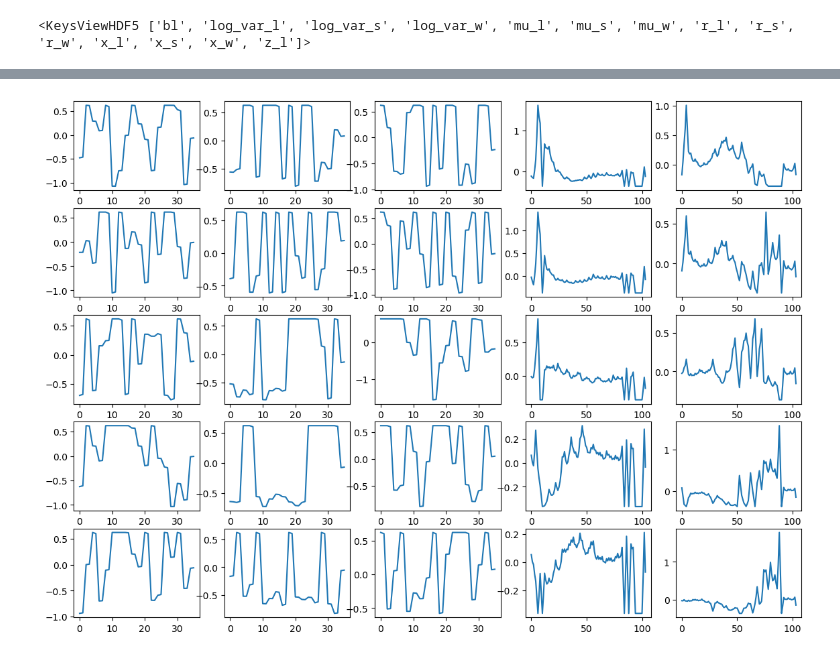
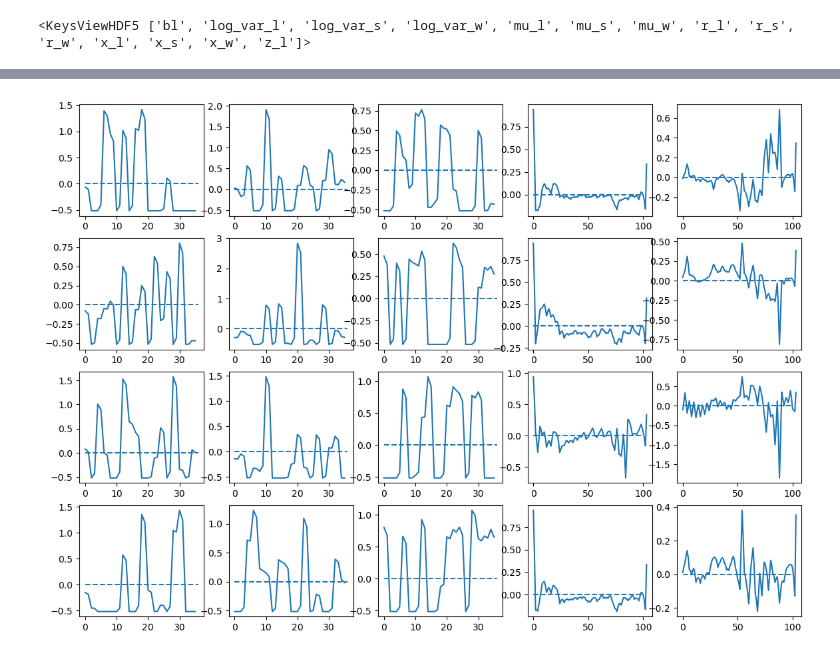
Before and after one commit to melioristic/FOMO-VAEM, a Jupyter notebook: nb_5_extreme_biomass_loss.ipynb, the cells around one changed output, grey strips where cells are left out. Drawn from its saved outputs; the diff is of its cells as text; code cells hidden in the pictures.

```diff
--- a/nb_5_extreme_biomass_loss.ipynb
+++ b/nb_5_extreme_biomass_loss.ipynb
@@ -10,7 +10,7 @@ import matplotlib.pyplot as plt
 # %%
 test_data = DescriptorDatasets("data/test.h5")
 
-model = DescriptorVAE.load_from_checkpoint("/data/compoundx/anand/fomo-vaem/descriptor/lightning_logs/version_1/checkpoints/epoch=82-step=166000.ckpt",  map_location=torch.device("cpu") , valid_dataset=test_data, latent_dim=8, batch_size=64  )
+model = DescriptorVAE.load_from_checkpoint("/data/compoundx/anand/fomo-vaem/descriptor/lightning_logs/version_2/checkpoints/epoch=56-step=114000.ckpt",  map_location=torch.device("cpu") , valid_dataset=test_data, latent_dim=8, batch_size=64  )
 # %%
 with h5py.File("data/train.h5", "r") as f:
     print(f.keys())
@@ -43,7 +44,7 @@ array([0.09979646, 0.29409918, 0.3632038 , 0.00600711, 0.31920117,
 k_list = np.argsort(np.absolute(mu_l_x.mean(axis=0)-mu_l.mean(0)))[::-1]
 # %%
 fig, axes = plt.subplots(5,1)
-for i, k in enumerate(k_list[:5]):
+for i, k in enumerate(k_list[:4]):
 
     latent = mu_l.mean(axis=0)
     latent[k] = mu_l_x.mean(axis=0)[k]
@@ -51,7 +52,6 @@ for i, k in enumerate(k_list[:5]):
     out = model.model.decoder.decode(latent)[0][0,:].cpu().detach().numpy()
     mean_l1 = np.concatenate([mu_w.mean(axis=0), mu_s.mean(axis=0), np.array(bl.mean(axis=0))[np.newaxis]])
     axes[i].plot(mean_l1-out)
-    # axes[i].plot(out)
 
     print(np.argsort(np.absolute(mean_l1-out))[::-1])
 # %% [output]
@@ -74,23 +71,25 @@ for i, k in enumerate(k_list[:5]):
 # %%
-model_w = ModalVAE.load_from_checkpoint("/data/compoundx/anand/fomo-vaem/grouped_weather/lightning_logs/version_4/checkpoints/epoch=199-step=100000.ckpt", map_location=torch.device("cpu"), inp_shape=(1,36,3), modality="grouped_weather", beta=0.0001, batch_size=16)
-model_s = ModalVAE.load_from_checkpoint("/data/compoundx/anand/fomo-vaem/grouped_states/lightning_logs/version_6/checkpoints/epoch=134-step=67500.ckpt", map_location=torch.device("cpu"), inp_shape=(1,104,2), modality="grouped_states", beta=0.0001, batch_size=16)
+model_w = ModalVAE.load_from_checkpoint("/data/compoundx/anand/fomo-vaem/grouped_weather/lightning_logs/version_5/checkpoints/epoch=192-step=96500.ckpt", map_location=torch.device("cpu"), inp_shape=(1,36,3), modality="grouped_weather", beta=0.0001, batch_size=16)
+model_s = ModalVAE.load_from_checkpoint("/data/compoundx/anand/fomo-vaem/grouped_states/lightning_logs/version_7/checkpoints/epoch=401-step=201000.ckpt", map_location=torch.device("cpu"), inp_shape=(1,104,2), modality="grouped_states", beta=0.0001, batch_size=16)
 # %%
-fig, axes = plt.subplots(5,5, figsize=(14,10))
-for i, k in enumerate(k_list[:5]):
+fig, axes = plt.subplots(4,5, figsize=(14,10))
+for i, k in enumerate(k_list[:4]):
 
     latent = mu_l.mean(axis=0)
     latent[k] = mu_l_x.mean(axis=0)[k]
     latent = torch.Tensor(latent[None,:])
     out = model.model.decoder.decode(latent)[0][0,:].cpu().detach().numpy()
     mean_l1 = np.concatenate([mu_w.mean(axis=0), mu_s.mean(axis=0), np.array(bl.mean(axis=0))[np.newaxis]])
     # axes[i].plot(out)
     weather = model_w.model.decoder(torch.Tensor(out[None,:32])).cpu().detach().numpy()[0,0,:,:]
     state = model_s.model.decoder(torch.Tensor(out[None,32:64])).cpu().detach().numpy()[0,0,:,:]
 
     for j in range(3):
         axes[i,j].plot(weather[:,j])
+        axes[i,j].hlines(0, 0,36, linestyle="--")
 
     for l in range(2):
         axes[i,3+l].plot(state[:,l])
+        axes[i,3+l].hlines(0, 0,100, linestyle = "--")
 # %% [output]
-[figure, old version]
+[figure, new version]
```
Also changed, not shown: parts of 9 cells of this notebook, 5 other files.
